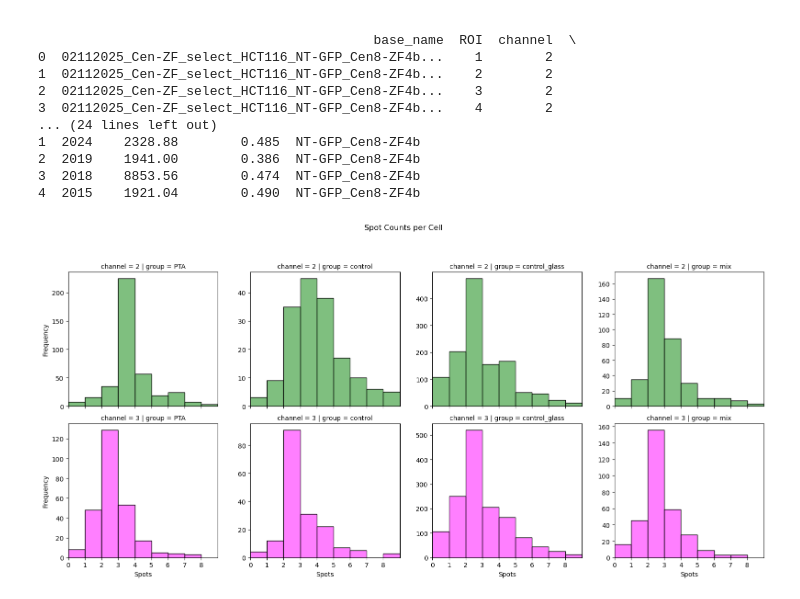
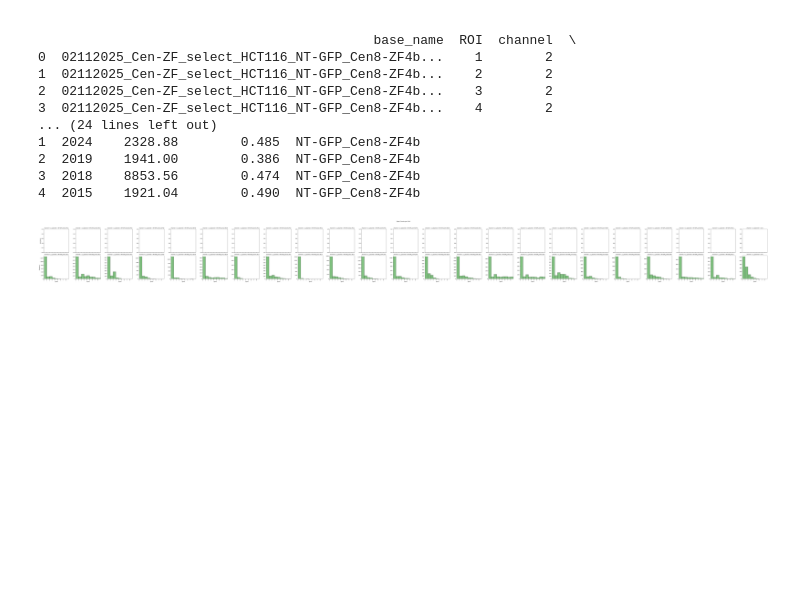
Before and after one commit to timotheelionnet/python_image-analysis, a Jupyter notebook: notebooks/spot-findr.ipynb, the cells around one changed output. Drawn from its saved outputs; the diff is of its cells as text; code cells hidden in the pictures; blank space fills up the shorter version.

```diff
--- a/notebooks/spot-findr.ipynb
+++ b/notebooks/spot-findr.ipynb
@@ -41,8 +41,8 @@ logging.basicConfig(level=logging.INFO, format='%(asctime)s - %(levelname)s - %(
 # Define the location of the file to read
 parent_directory = "/Users/nestor/Documents/NYU-ISG/microscope-data" # modify if needed
 repo_directory = "/Users/nestor/Documents/NYU-ISG/python_image-analysis" # analysis code directory
-experiment_list = ["02062025_AK_FISH_fibroblasts"]
-#experiment_list = ["02112025_Cen-ZF_select_HCT116_session1", "02132025_Cen-ZF_select_HCT116_session2"]
+#experiment_list = ["02062025_AK_FISH_fibroblasts"]
+experiment_list = ["02112025_Cen-ZF_select_HCT116_session1", "02132025_Cen-ZF_select_HCT116_session2"]
 
 #experiment_list = ["08052024_pDIMMERs", "08122024_pDIMMERs",
 #                  "10032024_pDIMMERs", "10072024_pDIMMERs"]
@@ -526,14 +532,14 @@ my_spots = spot_counts[(spot_counts['experiment'] == experiment_list[0]) & (spot
 
 # Define the variable to facet by on the columns
 # the rows will always be the "channel" variable
-facet_var = "group" # change this as you wish
+facet_var = "plasmid" # change this as you wish
 
 # Determine the largest number of spots to set the X axis of the plot
 #max_spot_count = spot_df['spot_count'].max()
 max_spot_count = 8
 
 # Optionally, define a fixed order for channels and the facet variable.
-channel_order = [2, 3]  # adjust as needed
+channel_order = [1, 2]  # adjust as needed
 # For facet variable, you might define an explicit order or use sorted unique values.
 facet_order = sorted(my_spots[facet_var].unique())
 
@@ -551,33 +557,33 @@ my_spots[facet_var] = pd.Categorical(my_spots[facet_var], categories=facet_order
 desired_ncols = 4  # You can change this number as desired
 
 # Create a FacetGrid using the combined variable, with col_wrap to force a wrap.
-g = sns.FacetGrid(my_spots, row="channel", col=facet_var, sharey=False, height=4, aspect=1)
+g = sns.FacetGrid(my_spots, row = "channel", col=facet_var, sharey=False, height=4, aspect=1)
 
 # Map a histogram for each panel.
 g.map_dataframe(
     sns.histplot,
     x="spot_count",
     binwidth=1,
     bins=bins,
     hue="channel",
     palette= channel_colors,
     edgecolor="black",
     alpha=0.5
 )
 
 # Adjust each axis: set x-limits, centered tick marks, and ensure full panel borders.
 for ax in g.axes.flat:
     ax.set_xlim(0, max_spot_count + 1)
     ax.set_xticks(range(0, max_spot_count + 1))
     # Ensure all four spines are visible
     for spine in ax.spines.values():
         spine.set_visible(True)
 
 # Set labels and title
 g.set_axis_labels("Spots", "Frequency")
 g.fig.subplots_adjust(top=0.85)
 g.fig.suptitle("Spot Counts per Cell")
 
 plt.show()
 # %% [output]
-[figure, old version]
+[figure, new version]
```
Also changed, not shown: parts of 7 cells of this notebook.
